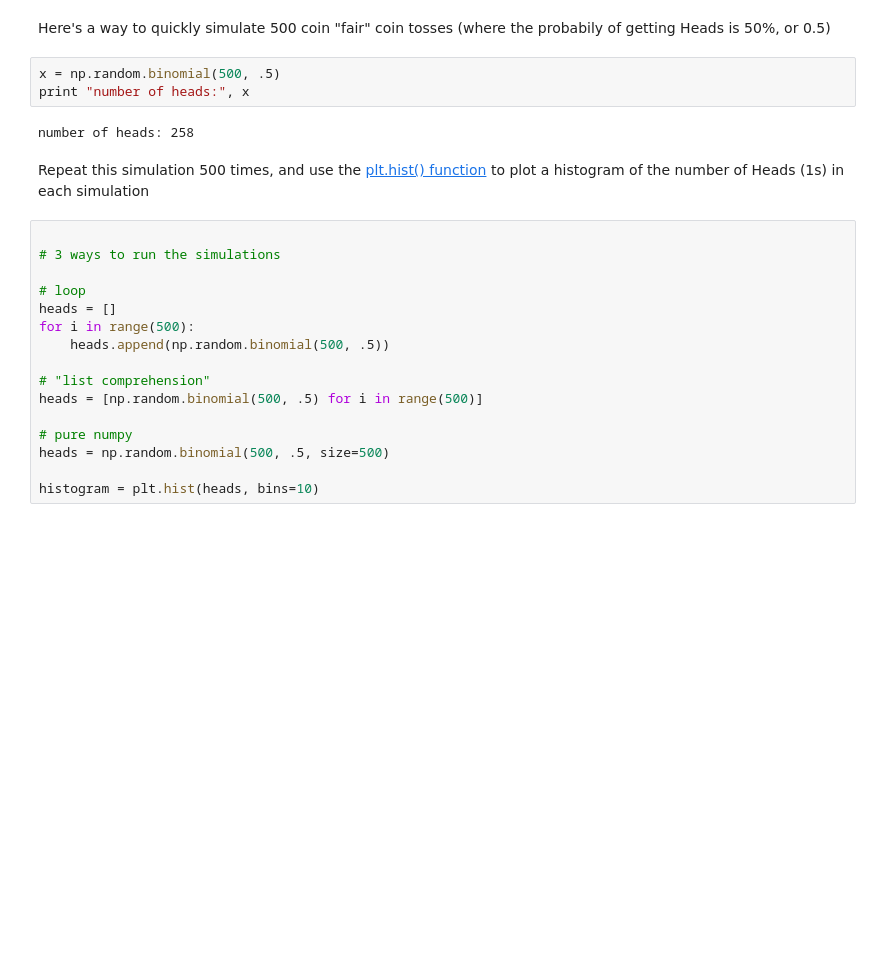
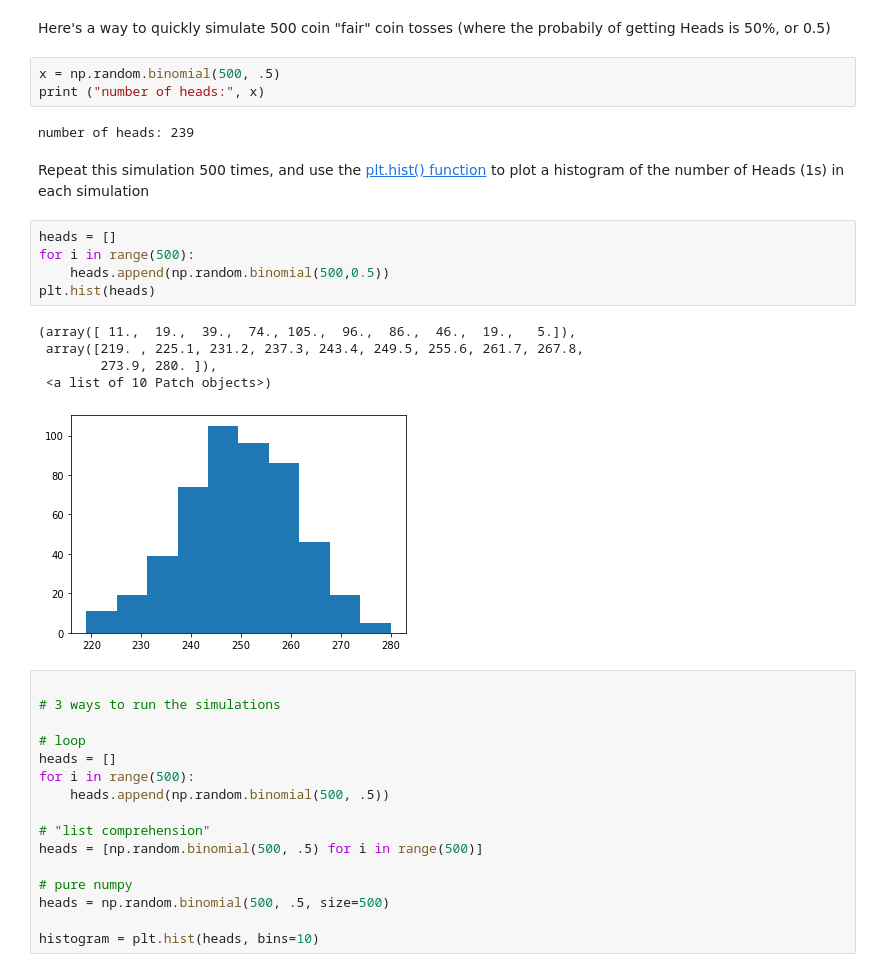
Before and after one commit to TatianaBat/2015lab1, a Jupyter notebook: hw0.ipynb, the cells around one changed output. Saved outputs shown, nothing was run; the diff lists cells and outputs as text; blank space fills up the shorter version.

```diff
--- a/hw0.ipynb
+++ b/hw0.ipynb
@@ -576,11 +576,22 @@ print x.max(axis=1)
 Here's a way to quickly simulate 500 coin "fair" coin tosses (where the probabily of getting Heads is 50%, or 0.5)
 # %%
 x = np.random.binomial(500, .5)
-print "number of heads:", x
+print ("number of heads:", x)
 # %% [output]
-number of heads: 258
+number of heads: 239
 # %% [markdown]
 Repeat this simulation 500 times, and use the [plt.hist() function](http://matplotlib.org/api/pyplot_api.html#matplotlib.pyplot.hist) to plot a histogram of the number of Heads (1s) in each simulation
+# %%
+heads = []
+for i in range(500):
+    heads.append(np.random.binomial(500,0.5))
+plt.hist(heads)
+# %% [output]
+(array([ 11.,  19.,  39.,  74., 105.,  96.,  86.,  46.,  19.,   5.]),
+ array([219. , 225.1, 231.2, 237.3, 243.4, 249.5, 255.6, 261.7, 267.8,
+        273.9, 280. ]),
+ <a list of 10 Patch objects>)
+[figure, added]
 # %%
 
 # 3 ways to run the simulations
```
Also changed, not shown: parts of 2 cells of this notebook.
